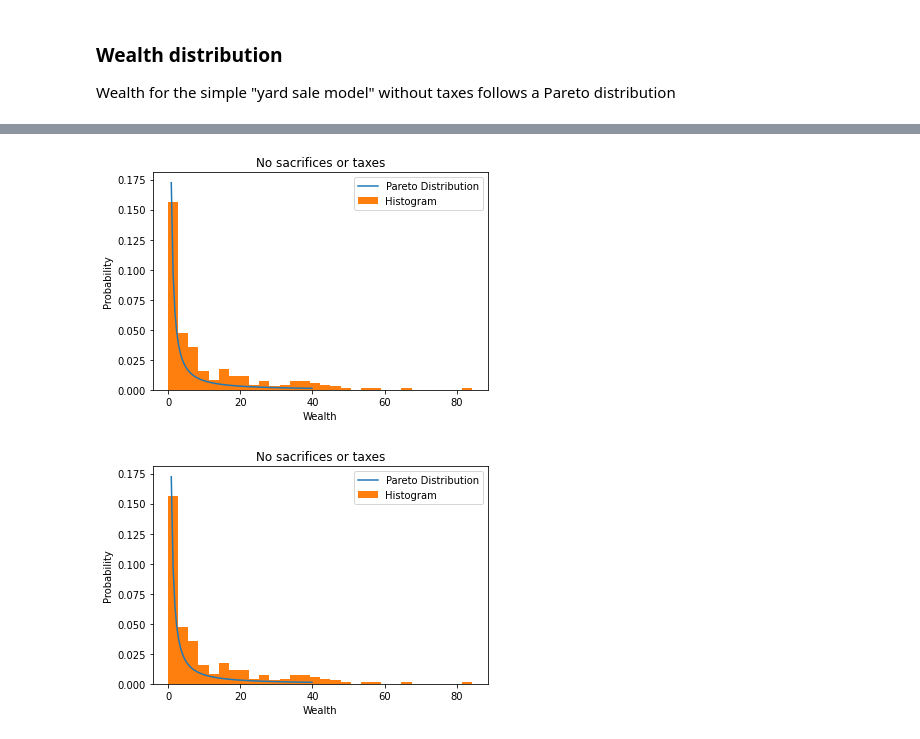
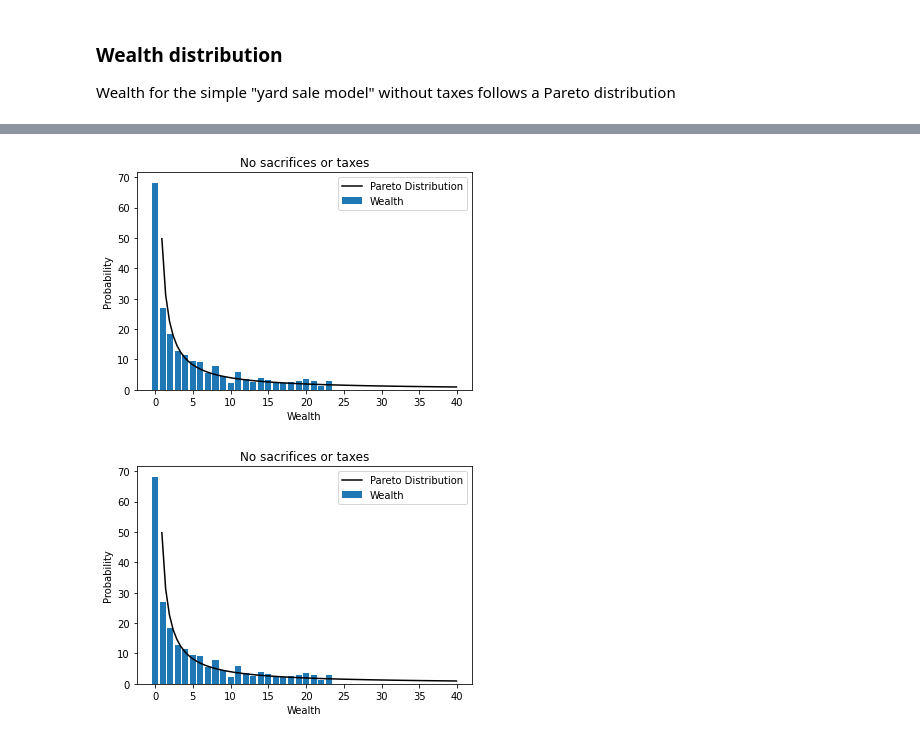
Before and after one commit to JochenFromm/SwarmIntelligence, a Jupyter notebook: notebooks/Wealth.ipynb, the cells around one changed output, grey strips where cells are left out. Drawn from its saved outputs; the diff is of its cells as text; code cells hidden in the pictures.

```diff
--- a/notebooks/Wealth.ipynb
+++ b/notebooks/Wealth.ipynb
@@ -125,0 +100,16 @@ df_4.head(10)
+# %%
+iterations = 50000
+x_1 = AgentBasedModel(250, 0)
+x_1.run(iterations)
+x_2 = AgentBasedModel(250, 0)
+x_2.run(iterations)
+x_3 = AgentBasedModel(250, 0)
+x_3.run(iterations)
+x_4 = AgentBasedModel(250, 0)
+x_4.run(iterations)
+x_5 = AgentBasedModel(250, 0)
+x_5.run(iterations)
+dict = {'w1': x_1.wealth_grouped() , 'w2': x_2.wealth_grouped(), 'w3': x_3.wealth_grouped(), 'w4': x_4.wealth_grouped(), 'w5': x_5.wealth_grouped()}
+df_0 = pd.DataFrame(dict)
+df_0['Wealth'] = df_0.mean(axis=1)
+df_0.head()
@@ -170,26 +303,24 @@ dtype: float64
 # %%
 %matplotlib inline
-import matplotlib as mpl
-import matplotlib.pyplot as plt
 
 from scipy.stats import pareto
 t = np.arange(0.9, 40., 0.5)
-R = pareto.pdf(x=t, b=0.3, loc=0, scale=0.1)
-p1 = plt.plot(t, R, label="Pareto Distribution")
-p2 = plt.hist(df_0.Wealth, density=True, bins=30, label="Histogram")
+R = pareto.pdf(x=t, b=0.05, loc=0, scale=0.1) * 1000
+p2 = plt.bar(range(24), df_0.Wealth, label="Wealth")
+p1 = plt.plot(t, R, label="Pareto Distribution", color="black")
 plt.ylabel('Probability')
 plt.xlabel('Wealth')
 plt.title('No sacrifices or taxes')
 
 plt.legend()
 plt.show()
 # %% [output]
-[figure, old version]
+[figure, new version]
 # %%
 mpl.use('svg')
 
-p1 = plt.plot(t, R, label="Pareto Distribution")
-p2 = plt.hist(df_0.Wealth, density=True, bins=30, label="Histogram")
+p2 = plt.bar(range(24), df_0.Wealth, label="Wealth")
+p1 = plt.plot(t, R, label="Pareto Distribution", color="black")
 plt.ylabel('Probability')
 plt.xlabel('Wealth')
 plt.title('No sacrifices or taxes')
@@ -197,4 +328,4 @@ plt.legend()
 
 plt.savefig("WealthDistributionNoTaxes.svg", format="svg")
 # %% [output]
-[figure, old version]
+[figure, new version]
```
Also changed, not shown: parts of 21 cells of this notebook, 5 other files.
